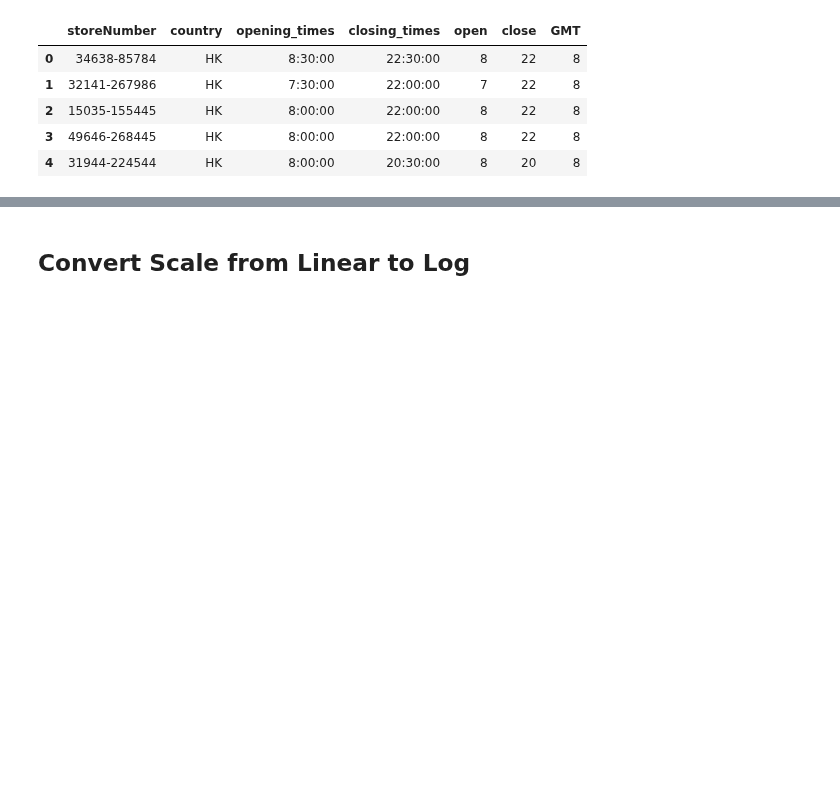
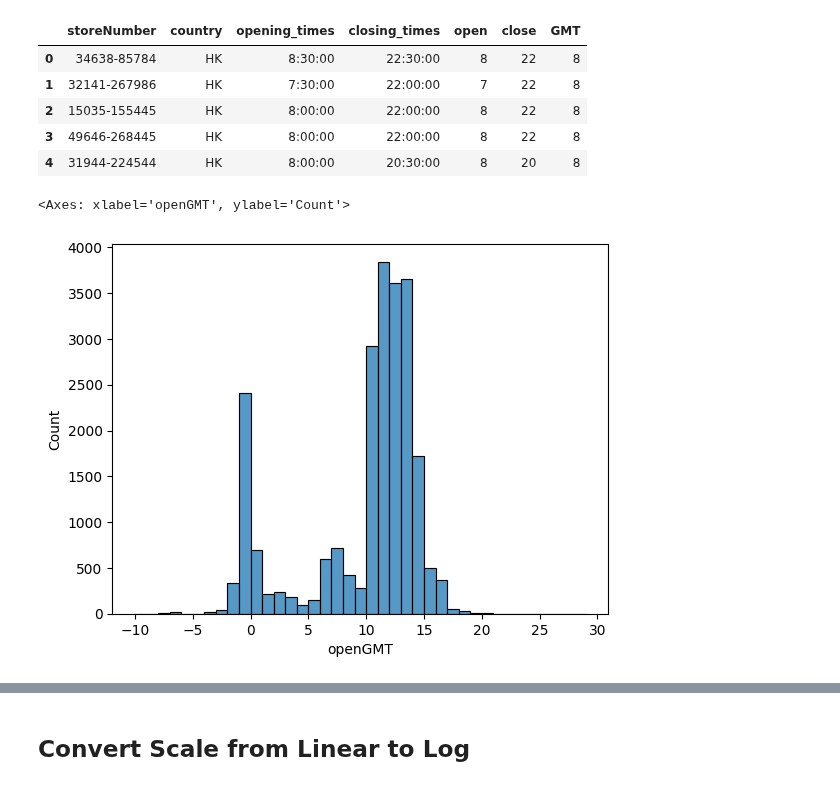
Before and after one commit to tayweid/tayweid.github.io, a Jupyter notebook: econ-0150/parts/part-2-2/Exercise_2_2.ipynb, the cells around one changed output, grey strips where cells are left out. Cells and saved outputs as stored; diff of their text form; code cells hidden in the pictures; blank space fills up the shorter version.

```diff
--- a/econ-0150/parts/part-2-2/Exercise_2_2.ipynb
+++ b/econ-0150/parts/part-2-2/Exercise_2_2.ipynb
@@ -41,3 +41,10 @@ hours.head()
 | 2 | 15035-155445 | HK | 8:00:00 | 22:00:00 | 8 | 22 | 8 |
 | 3 | 49646-268445 | HK | 8:00:00 | 22:00:00 | 8 | 22 | 8 |
 | 4 | 31944-224544 | HK | 8:00:00 | 20:30:00 | 8 | 20 | 8 |
+# %%
+hours['openGMT'] = hours['open'] - hours['GMT']
+# %%
+sns.histplot(hours, x='openGMT', bins=range(-10,30,1))
+# %% [output]
+<Axes: xlabel='openGMT', ylabel='Count'>
+[figure, added]
```
Also changed, not shown: parts of 8 cells of this notebook, 13 other files.
